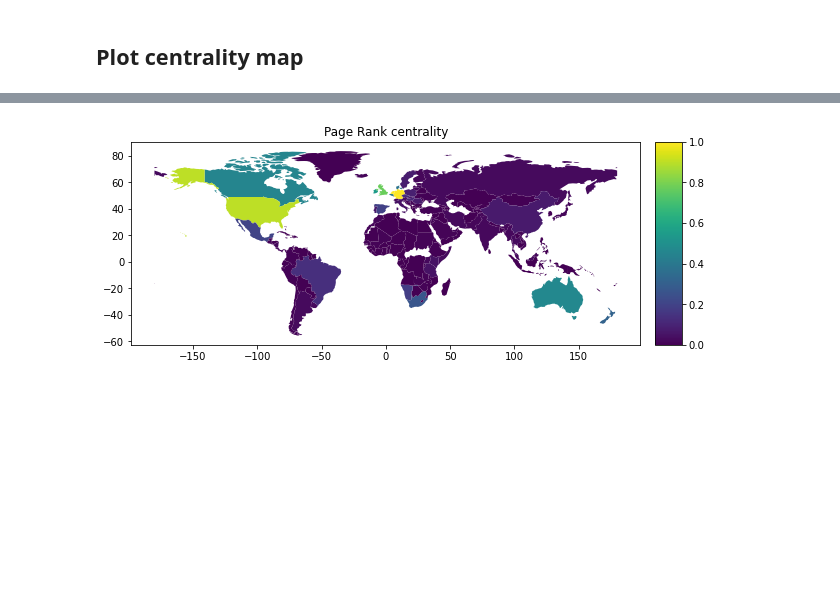
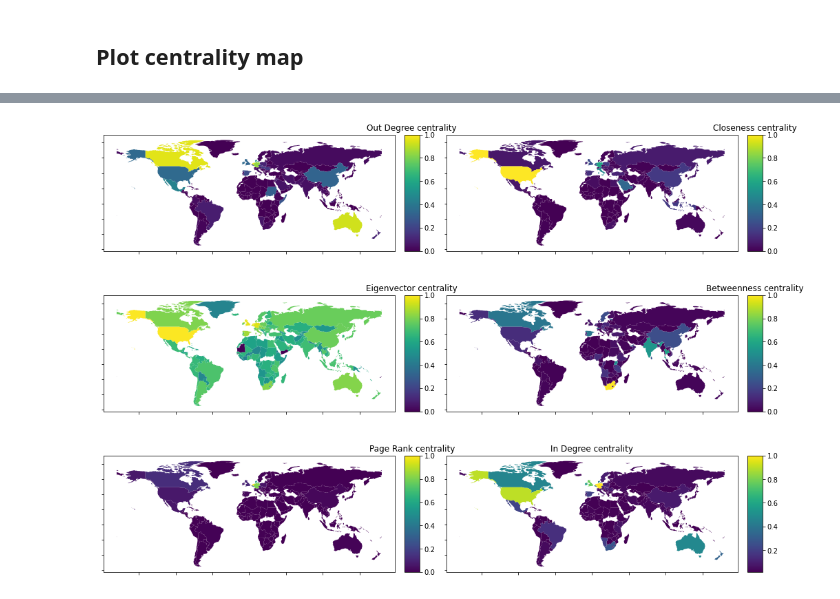
Before and after one commit to eigen-carmona/net-sci-project, a Jupyter notebook: Network_centrality.ipynb, the cells around one changed output, grey strips where cells are left out. Drawn from its saved outputs; the diff is of its cells as text; code cells hidden in the pictures; blank space fills up the shorter version.

```diff
--- a/Network_centrality.ipynb
+++ b/Network_centrality.ipynb
@@ -324,10 +250,12 @@ def centrality_df(betweenness,dfs):
     centrality = ['Closeness centrality','In Degree centrality',
               'Out Degree centrality','Eigenvector centrality','Page Rank centrality']
 
+    betweenness.rename(columns = {'Betweenness centrality Node':'Node'}, inplace = True)
     betweenness = betweenness.sort_values(['Node'])
     df_centralities    = betweenness.reset_index()
     i = 0
     for df in dfs:
+        df.rename(columns={centrality[i]+ " Node":"Node"},inplace=True)
         df_centralities = pd.merge(df_centralities, df, on='Node', how='outer')
         i+=1
 
@@ -339,5 +267,11 @@ def centrality_df(betweenness,dfs):
 # %%
 # #Putting all together
 df_coordinates = country_coordinates(r"C:\Users\hilar\My Drive\PoD\3rdSemester\Network_science\Network_Science_Project/NS_FP_DATA/countries.csv")
-dfs = [closeness,in_degree,out_degree,eigenvec,page_rank]
-df_centralities = centrality_df(betweenness,dfs)
+dfs = [df_centralities_comparison[["Closeness centrality Node","Closeness centrality"]],
+       df_centralities_comparison[["In Degree centrality Node","In Degree centrality"]],
+       df_centralities_comparison[["Out Degree centrality Node","Out Degree centrality"]],
+       df_centralities_comparison[["Eigenvector centrality Node","Eigenvector centrality"]],
+       df_centralities_comparison[["Page Rank centrality Node","Page Rank centrality"]]]
+
+df_centralities = centrality_df(df_centralities_comparison[["Betweenness centrality Node","Betweenness centrality"]],
+                                dfs)
@@ -352,11 +302,23 @@ world = pd.merge(world, df_centralities, on='Node', how='outer')
-# %%
-centrality = "Page Rank centrality"
-
-fig, ax = plt.subplots(1, 1,figsize=(10, 7))
-plt.title(centrality)
-divider = make_axes_locatable(ax)
-cax = divider.append_axes("right", size="5%", pad=0.1)
-world.plot(column=centrality, ax=ax, legend=True, cax=cax )
-plt.show()
-# %% [output]
-[figure, removed]
+# %%
+def community_maps_algorithm(df,n=5):
+    fig, axs = plt.subplots(3,2, figsize=(14, 10), facecolor='w', edgecolor='k')
+    axs = axs.ravel()
+
+    centralities = ['In Degree centrality','Out Degree centrality','Closeness centrality',
+                   'Eigenvector centrality','Betweenness centrality','Page Rank centrality']
+    #year = [i for i in range(2001,2021)]
+    for i in range(len(centralities)):
+
+        plt.title(centralities[i])
+        divider = make_axes_locatable(axs[i])
+        cax = divider.append_axes("right", size="5%", pad=0.1)
+        df.plot(column=centralities[i], ax=axs[i], legend=True, cax=cax )
+        axs[i].set_yticklabels([])
+        axs[i].set_xticklabels([])
+    plt.tight_layout()
+    #plt.savefig('Figures/communities_by_algorithm.png')
+    plt.show()
+# %%
+community_maps_algorithm(world)
+# %% [output]
+[figure, added]
```
Also changed, not shown: parts of 17 cells of this notebook.
